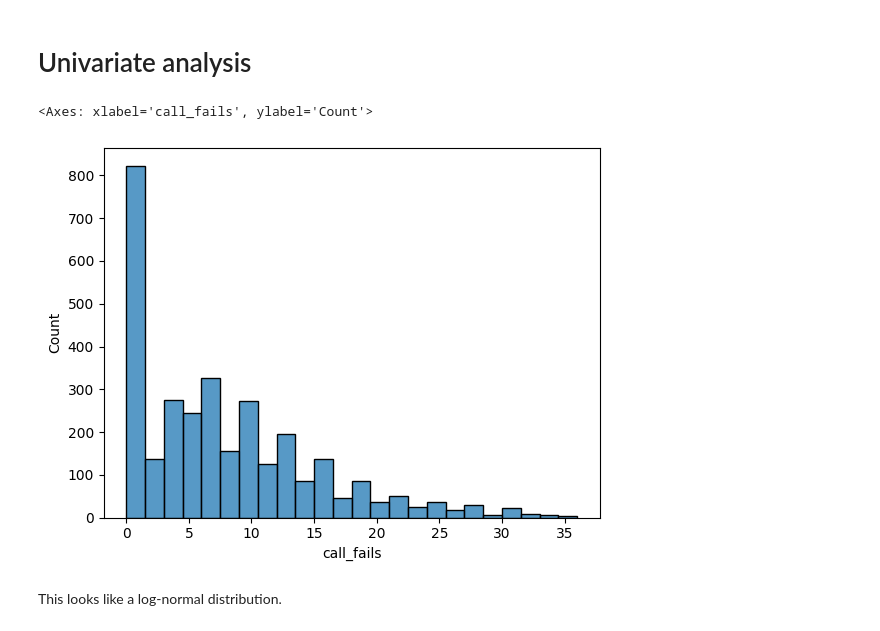
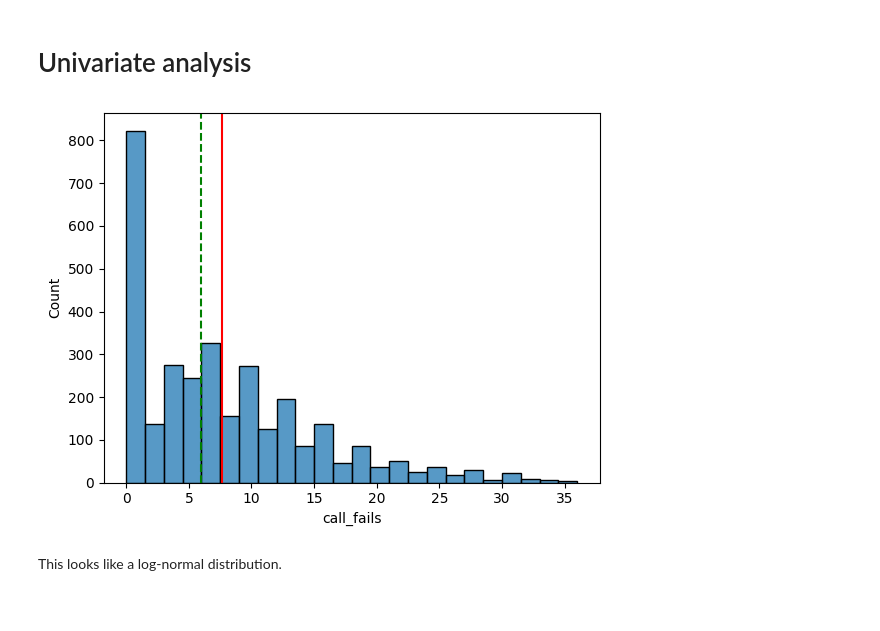
Before and after one commit to mlcuadra1/Churn-Risk-EDA, a Jupyter notebook: notebooks/Script 2 - EDA.ipynb, the cells around one changed output. Cells and saved outputs as stored; diff of their text form; code cells hidden in the pictures.

```diff
--- a/notebooks/Script 2 - EDA.ipynb
+++ b/notebooks/Script 2 - EDA.ipynb
@@ -111,11 +110,23 @@ figsize1_2 = (16, 5)
 12  churn
 # %% [markdown]
 # Univariate analysis
+# %%
+def draw_mean_median(dataframe):
+    """
+    Function for drawing a mean and median line.
+    Arg: df['column']
+    """
+    plt.axvline(x=np.mean(dataframe),
+            color='red')
+    plt.axvline(x=np.median(dataframe),
+            color='green',
+            ls='--',
+            lw=1.5)
 # %%
 sns.histplot(x='call_fails', data=df)
+draw_mean_median(df['call_fails'])
 # %% [output]
-<Axes: xlabel='call_fails', ylabel='Count'>
-[figure, old version]
+[figure, new version]
 # %% [markdown]
 This looks like a log-normal distribution.
 # %%
```
Also changed, not shown: parts of 3 cells of this notebook.
